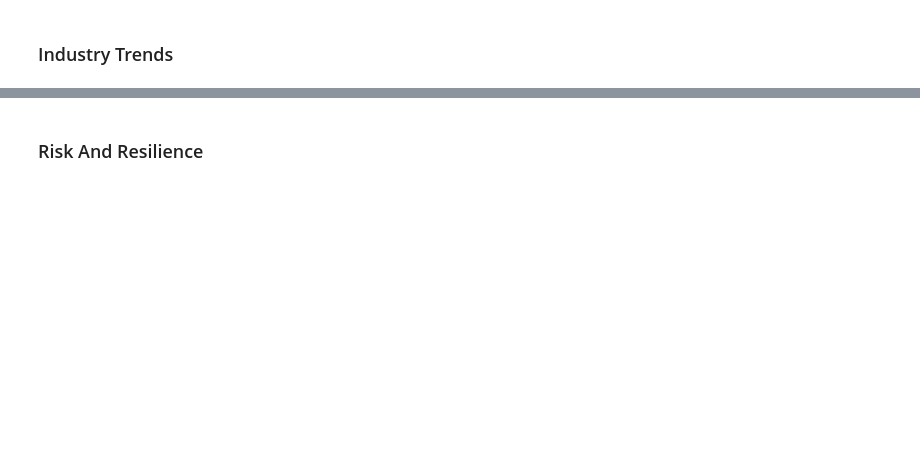
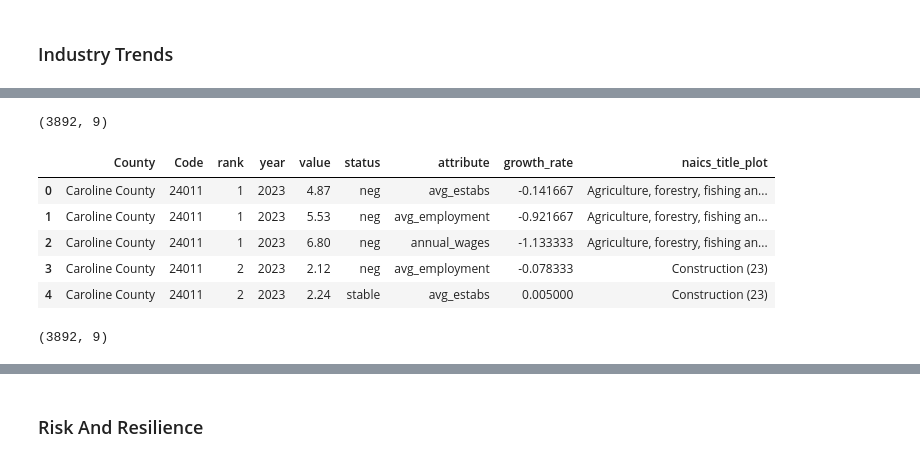
Before and after one commit to rwcitek/anl-nerde, a Jupyter notebook: nerde_argonne_api_python.ipynb, the cells around one changed output, grey strips where cells are left out. Drawn from its saved outputs; the diff is of its cells as text; code cells hidden in the pictures; blank space fills up the shorter version.

Commit message:
Added cells to display data.

```diff
--- a/nerde_argonne_api_python.ipynb
+++ b/nerde_argonne_api_python.ipynb
@@ -390,3 +784,20 @@ industry_location_quotient_series_df = industry_df[['county', 'county_fips', 'lo
 # %%
 # Industry Employment Un-nested
 industry_location_quotient_series_df_flattened = flatten_column_data(industry_location_quotient_series_df, 'location_quotient_series')
+# %%
+industry_location_quotient_series_df_flattened.shape
+# %% [output]
+(3892, 9)
+# %%
+industry_location_quotient_series_df_flattened[:5]
+# %% [output]
+|  | County | Code | rank | year | value | status | attribute | growth_rate | naics_title_plot |
+| 0 | Caroline County | 24011 | 1 | 2023 | 4.87 | neg | avg_estabs | -0.141667 | Agriculture, forestry, fishing an... |
+| 1 | Caroline County | 24011 | 1 | 2023 | 5.53 | neg | avg_employment | -0.921667 | Agriculture, forestry, fishing an... |
+| 2 | Caroline County | 24011 | 1 | 2023 | 6.80 | neg | annual_wages | -1.133333 | Agriculture, forestry, fishing an... |
+| 3 | Caroline County | 24011 | 2 | 2023 | 2.12 | neg | avg_employment | -0.078333 | Construction (23) |
+| 4 | Caroline County | 24011 | 2 | 2023 | 2.24 | stable | avg_estabs | 0.005000 | Construction (23) |
+# %%
+flatten_column_data_2(industry_location_quotient_series_df, 'location_quotient_series').shape
+# %% [output]
+(3892, 9)
```
Also changed, not shown: parts of 81 cells of this notebook.
